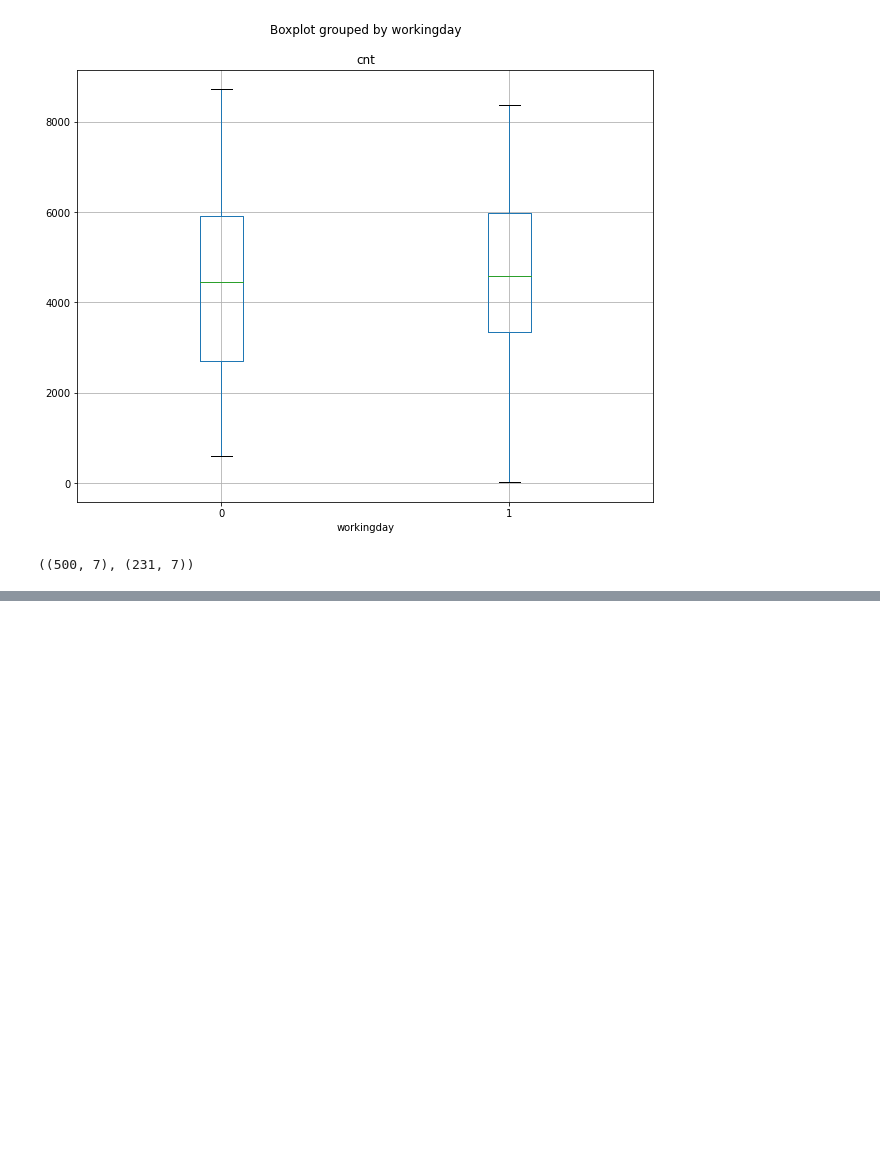
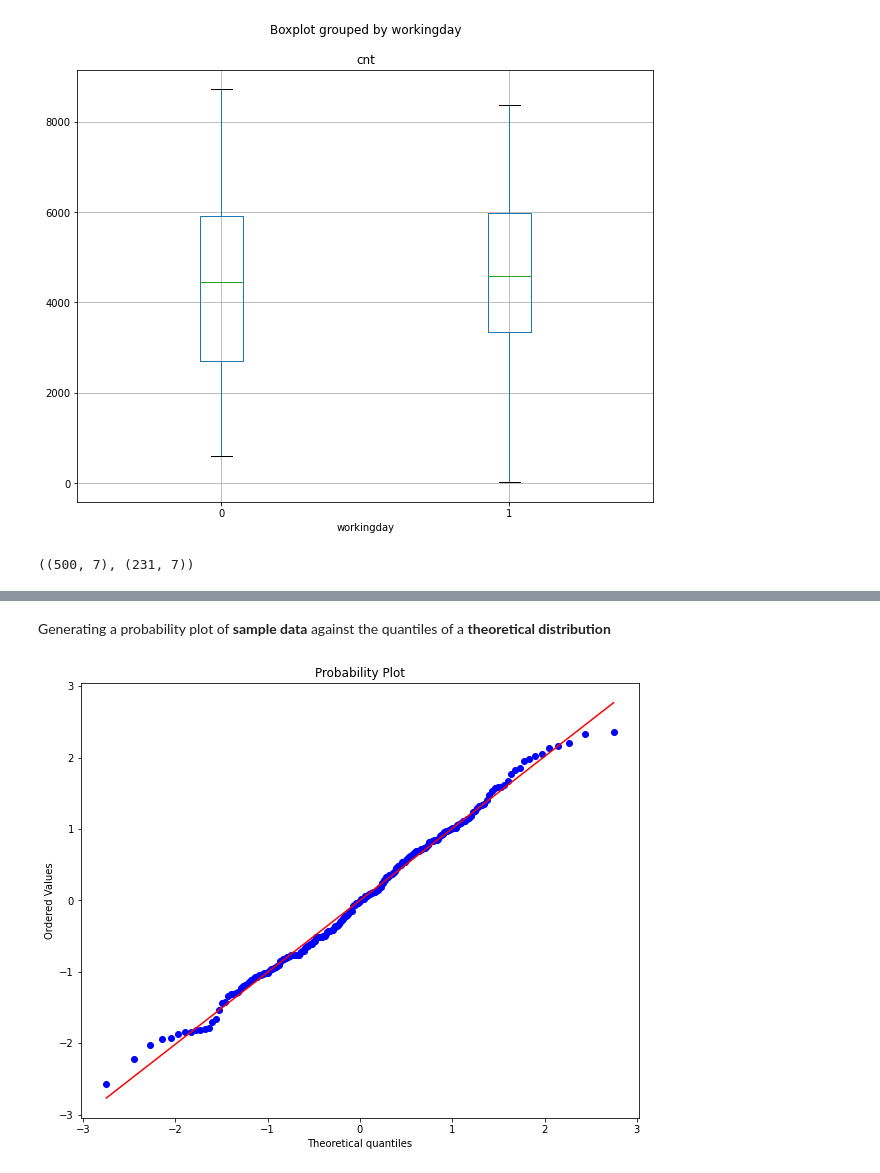
Before and after one commit to Crazz-Zaac/hypothesis-testing-python, a Jupyter notebook: T-test.ipynb, the cells around one changed output, grey strips where cells are left out. Cells and saved outputs as stored; diff of their text form; code cells hidden in the pictures; blank space fills up the shorter version.

```diff
--- a/T-test.ipynb
+++ b/T-test.ipynb
@@ -133,0 +250,8 @@ sample_01.shape, sample_02.shape
+# %% [markdown]
+Generating a probability plot of **sample data** against the quantiles of a **theoretical distribution**
+# %%
+plt.figure(figsize=(10,8))
+stats.probplot(diff, plot=plt, dist='norm')
+plt.show()
+# %% [output]
+[figure, added]
```
Also changed, not shown: parts of 11 cells of this notebook.
